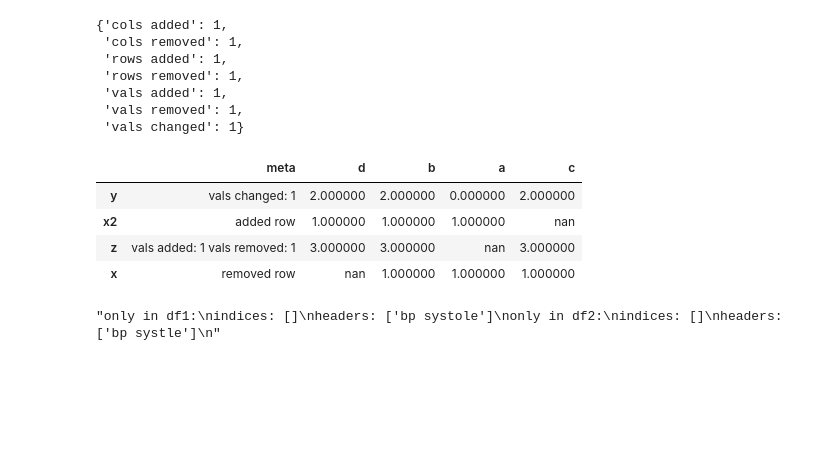
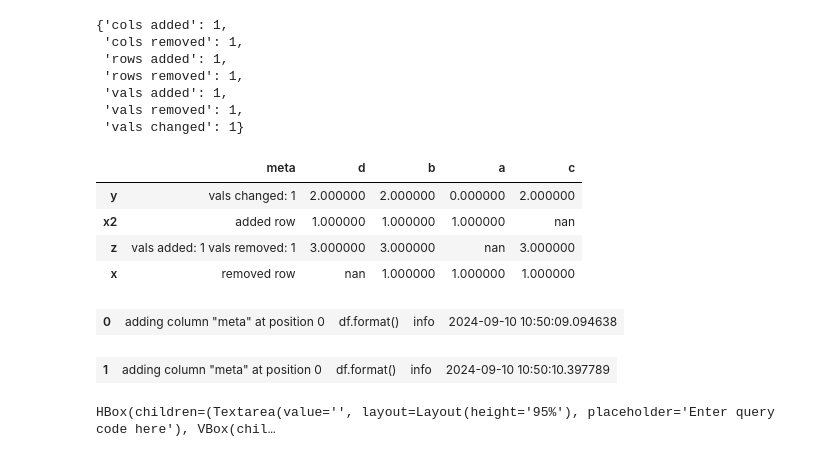
Before and after one commit to MartinVoelkl94/qplib_dev, a Jupyter notebook: prototyping.ipynb, the cells around one changed output. Drawn from its saved outputs; the diff is of its cells as text; code cells hidden in the pictures; blank space fills up the shorter version.

```diff
--- a/prototyping.ipynb
+++ b/prototyping.ipynb
@@ -1845,31 +1845,35 @@ qp.diff(a,b)
 # %%
 import pandas as pd
 import numpy as np
 import copy
 import os
 import sys
 import shutil
 import datetime
 import qplib as qp
 from qplib import log
 pd.set_option('display.max_columns', None)
 
 df1 = qp.get_df()
 df2 = pd.DataFrame({
         'ID': [10001, 10002, 10003, 20001, 20002, 20003, 30001, 30002, 30003, 30004, 30005],
         'name': ['John Doe', 'Jane Smith', 'Alice Johnson', 'Bob Brown', 'eva white', 'Frank miller', 'Grace TAYLOR', 'Harry Clark', 'IVY GREEN', 'JAck Williams', 'john Doe'],
         'date of birth': ['1995-01-02', '1990/09/14', '1985.08.23', '19800406', '05-11-2007', '06-30-1983', '28-05-1975', '1960Mar08', '1955-Jan-09', '1950 Sep 10', '1945 October 11'],
         'age': [-25, '30', np.nan, None, '40.0', 'forty-five', 'nan', 'unk', '', 'unknown', 35],
         'gender': ['M', 'F', 'Female', 'Male', 'Other', 'm', 'ff', 'NaN', None, 'Mal', 'female'],
         'height': [170, '175.5cm', None, '280', 'NaN', '185', '1', '6ft 1in', -10, '', 200],
         'weight': [70.2, '68', '72.5lb', 'na', '', '75kg', None, '80.3', '130lbs', '82', -65],
         'bp systle': ['20', 130, 'NaN', '140', '135mmhg', '125', 'NAN', '122', '', 130, '45'],
         'bp diastole': [80, '85', 'nan', '90mmHg', np.nan, '75', 'NaN', None, '95', '0', 'NaN'],
         'cholesterol': ['Normal', 'Highe', 'NaN', 'GOOD', 'n.a.', 'High', 'Normal', 'n/a', 'high', '', 'Normal'],
         'diabetes': ['No', 'yes', 'N/A', 'No', 'Y', 'Yes', 'NO', None, 'NaN', 'n', 'Yes'],
         'dose': ['10kg', 'NaN', '15 mg once a day', '20mg', '20 Mg', '25g', 'NaN', None, '30 MG', '35', '40ml']
         })
 
-qp.diff(df1, df2, returns='str')
+qp.diff(df1, df2, returns='df')
+
+df1.qi()
 # %% [output]
+| 0 | adding column "meta" at position 0 | df.format() | info | 2024-09-10 10:50:09.094638 |
+| 1 | adding column "meta" at position 0 | df.format() | info | 2024-09-10 10:50:10.397789 |
-"only in df1:\nindices: []\nheaders: ['bp systole']\nonly in df2:\nindices: []\nheaders: ['bp systle']\n"
+HBox(children=(Textarea(value='', layout=Layout(height='95%'), placeholder='Enter query code here'), VBox(chil…
```
Also changed, not shown: parts of 3 cells of this notebook, 6 other files.
